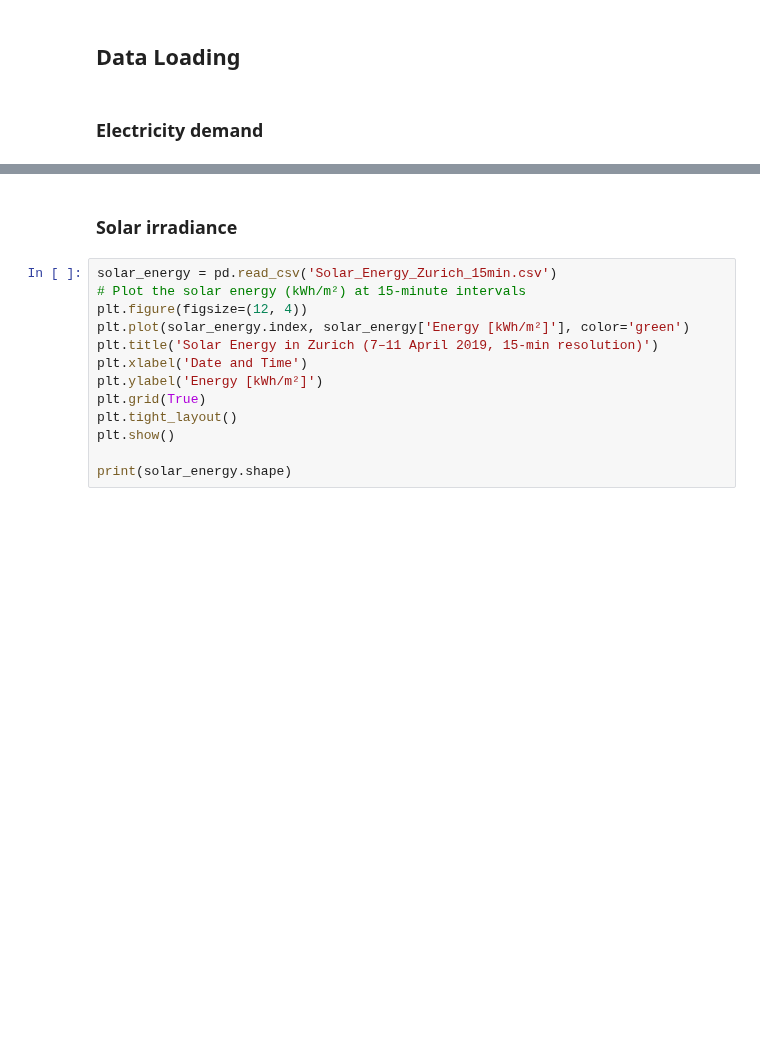
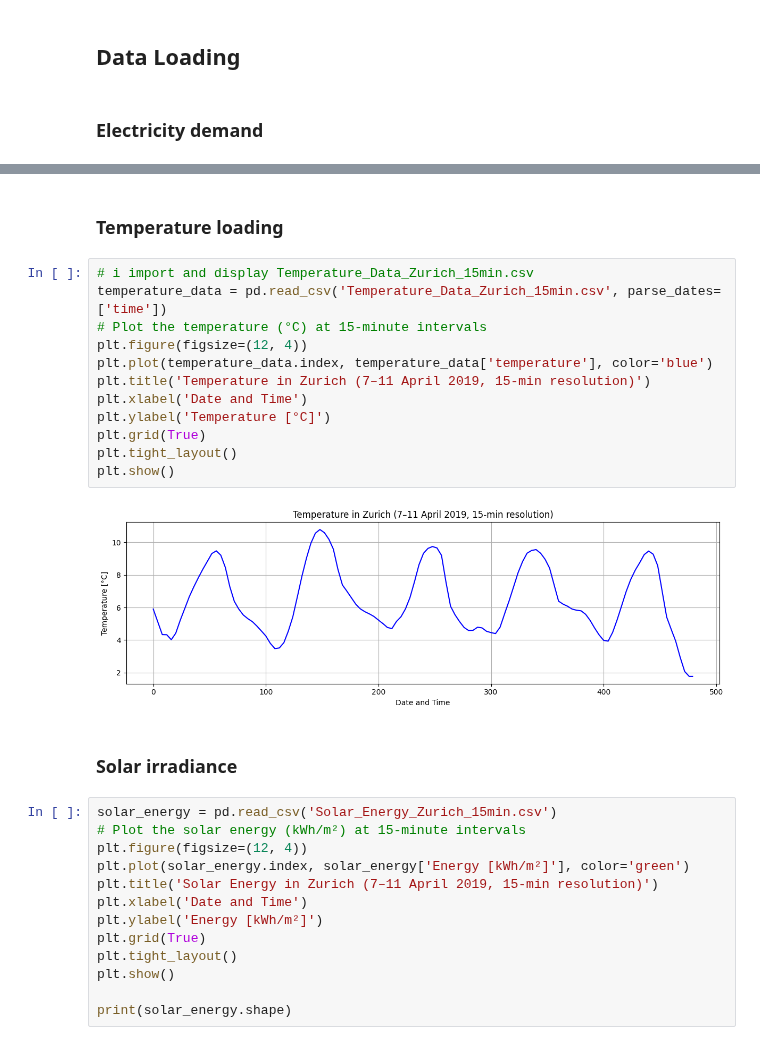
Before and after one commit to mauriacantoine/OptiDemandResponse, a Jupyter notebook: Project.ipynb, the cells around one changed output, grey strips where cells are left out. Saved outputs shown, nothing was run; the diff lists cells and outputs as text; blank space fills up the shorter version.

```diff
--- a/Project.ipynb
+++ b/Project.ipynb
@@ -45,3 +67,19 @@ print(profile_demand.shape)
+# %% [markdown]
+### Temperature loading
+# %%
+# i import and display Temperature_Data_Zurich_15min.csv
+temperature_data = pd.read_csv('Temperature_Data_Zurich_15min.csv', parse_dates=['time'])
+# Plot the temperature (°C) at 15-minute intervals
+plt.figure(figsize=(12, 4))
+plt.plot(temperature_data.index, temperature_data['temperature'], color='blue')
+plt.title('Temperature in Zurich (7–11 April 2019, 15-min resolution)')
+plt.xlabel('Date and Time')
+plt.ylabel('Temperature [°C]')
+plt.grid(True)
+plt.tight_layout()
+plt.show()
+# %% [output]
+[figure, added]
 # %% [markdown]
 ### Solar irradiance
 # %%
```
Also changed, not shown: parts of 6 cells of this notebook, 1 other file.
